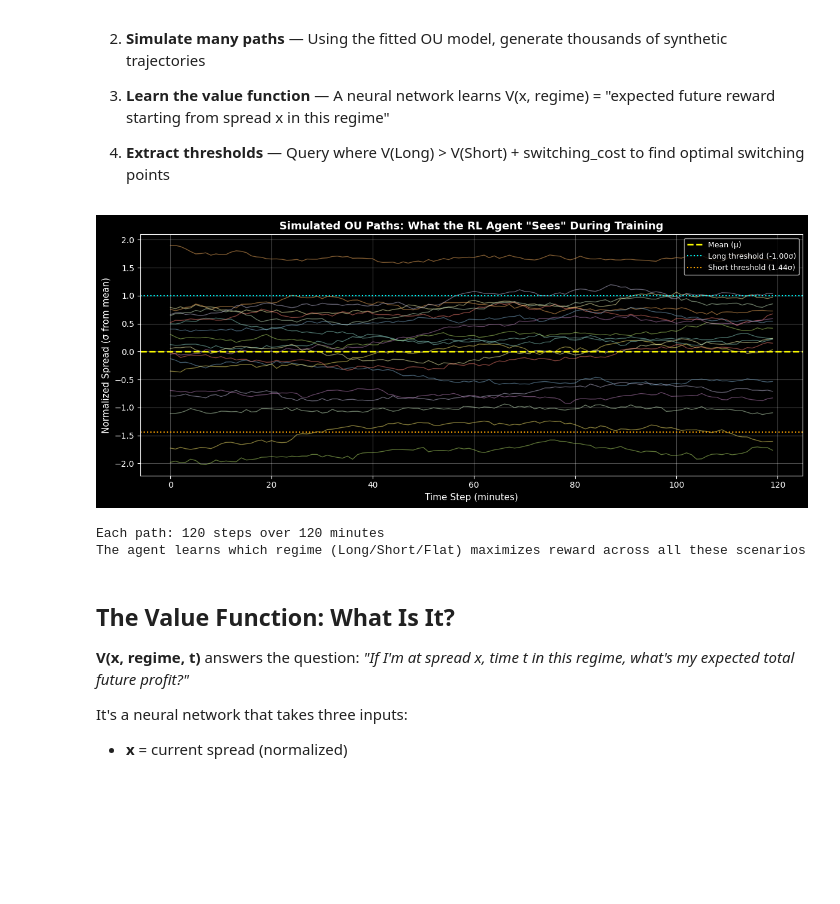
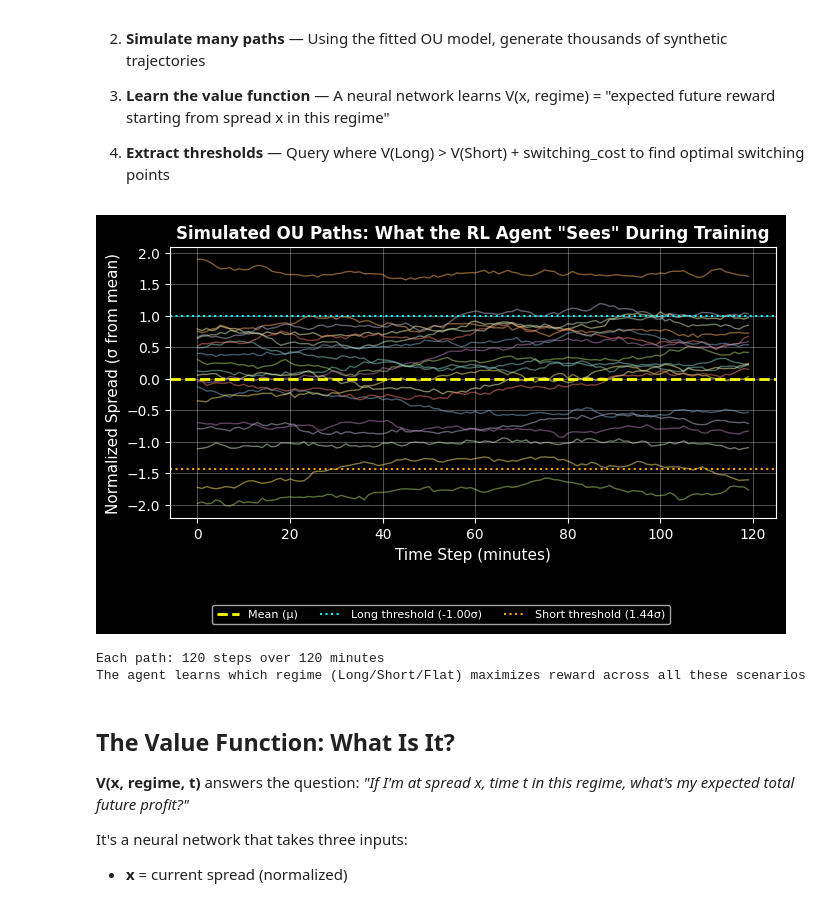
Before and after one commit to ChadThackray/regime-switching-2025, a Jupyter notebook: video.ipynb, the cells around one changed output. Cells and saved outputs as stored; diff of their text form; code cells hidden in the pictures; blank space fills up the shorter version.

```diff
--- a/video.ipynb
+++ b/video.ipynb
@@ -14,7 +14,7 @@ from datetime import datetime
 plt.style.use("dark_background")
 df = fetch_btc_eth_history(days=17, interval="1h", end_time=datetime(2025,2,1))
 
-fig, ax = plt.subplots(figsize=(12, 5))
+fig, ax = plt.subplots(figsize=(7, 4))
 ax.plot(df["open_time"], df["log_ratio"], color="cyan", linewidth=1.2)
 ax.set_xlabel("Date", fontsize=11)
 ax.set_ylabel("log(BTC/ETH)", fontsize=11)
@@ -583,43 +608,46 @@ def simulate_ou_path(x0: float, theta: float, sigma: float, dt: float, n_steps:
         diffusion = sigma * np.sqrt(dt) * np.random.randn()
         path[i] = path[i-1] + drift + diffusion
     return path
 
 # Simulation parameters (matching training config)
 n_paths = 20
 n_steps = 120  # 2 hours at 1 step/min
 dt_sim = (2.0/24.0) / n_steps  # Time step in days
 
 # Use the OU parameters we estimated from real data
 theta_sim = THETA_REAL
 sigma_sim = SIGMA_REAL / SPREAD_SCALE_REAL  # Normalized volatility
 
-fig, ax = plt.subplots(figsize=(12, 5))
+fig, ax = plt.subplots(figsize=(7, 4))
 
 # Simulate paths starting from different points
 np.random.seed(42)
 for _ in range(n_paths):
     x0 = np.random.randn() * 1.0  # Start from random point ~N(0,1)
     path = simulate_ou_path(x0, theta_sim, sigma_sim, dt_sim, n_steps)
     ax.plot(path, alpha=0.5, linewidth=1)
 
-ax.axhline(0, color='yellow', linestyle='--', linewidth=2, label='Mean (μ)')
-ax.axhline(-switching_thresholds['Short→Long'], color='cyan', linestyle=':',
-           label=f'Long threshold ({switching_thresholds["Short→Long"]:.2f}σ)')
-ax.axhline(-switching_thresholds['Long→Short'], color='orange', linestyle=':',
-           label=f'Short threshold ({switching_thresholds["Long→Short"]:.2f}σ)')
+l1 = ax.axhline(0, color='yellow', linestyle='--', linewidth=2)
+l2 = ax.axhline(-switching_thresholds['Short→Long'], color='cyan', linestyle=':')
+l3 = ax.axhline(-switching_thresholds['Long→Short'], color='orange', linestyle=':')
 
 ax.set_xlabel('Time Step (minutes)', fontsize=11)
 ax.set_ylabel('Normalized Spread (σ from mean)', fontsize=11)
-ax.set_title('Simulated OU Paths: What the RL Agent "Sees" During Training', fontsize=13, fontweight='bold')
-ax.legend(loc='upper right', fontsize=9)
+ax.set_title('Simulated OU Paths: What the RL Agent "Sees" During Training', fontsize=12, fontweight='bold')
 ax.grid(True, alpha=0.3)
-plt.tight_layout()
+
+# Legend at bottom
+fig.legend([l1, l2, l3],
+           ['Mean (μ)', f'Long threshold ({switching_thresholds["Short→Long"]:.2f}σ)',
+            f'Short threshold ({switching_thresholds["Long→Short"]:.2f}σ)'],
+           loc='lower center', ncol=3, fontsize=8, bbox_to_anchor=(0.5, -0.05))
+plt.tight_layout(rect=[0, 0.08, 1, 1])
 plt.show()
 
 print(f"Each path: {n_steps} steps over {config.T*24*60:.0f} minutes")
 print(f"The agent learns which regime (Long/Short/Flat) maximizes reward across all these scenarios")
 # %% [output]
-[figure, old version]
+[figure, new version]
 Each path: 120 steps over 120 minutes
 The agent learns which regime (Long/Short/Flat) maximizes reward across all these scenarios
 # %% [markdown]
```
Also changed, not shown: parts of 7 cells of this notebook.
